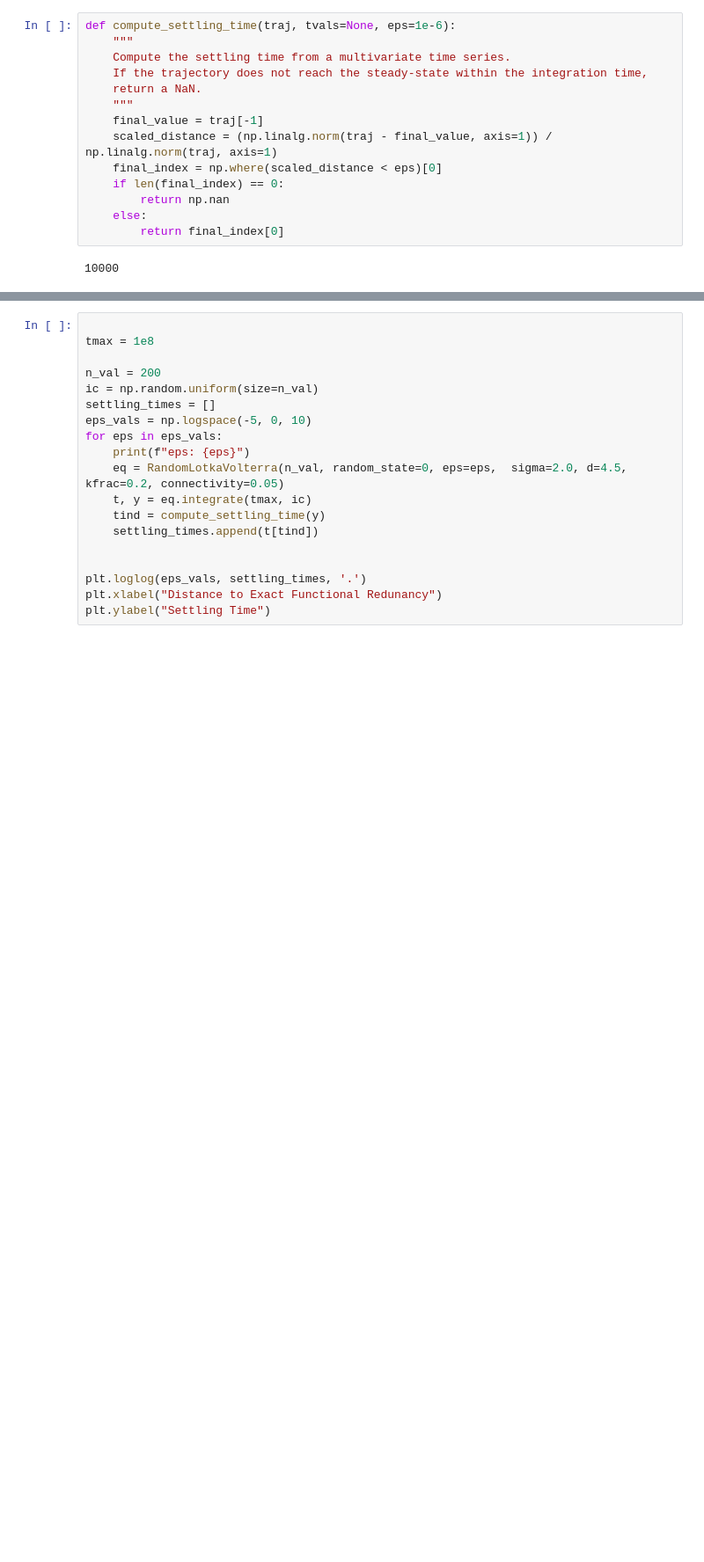
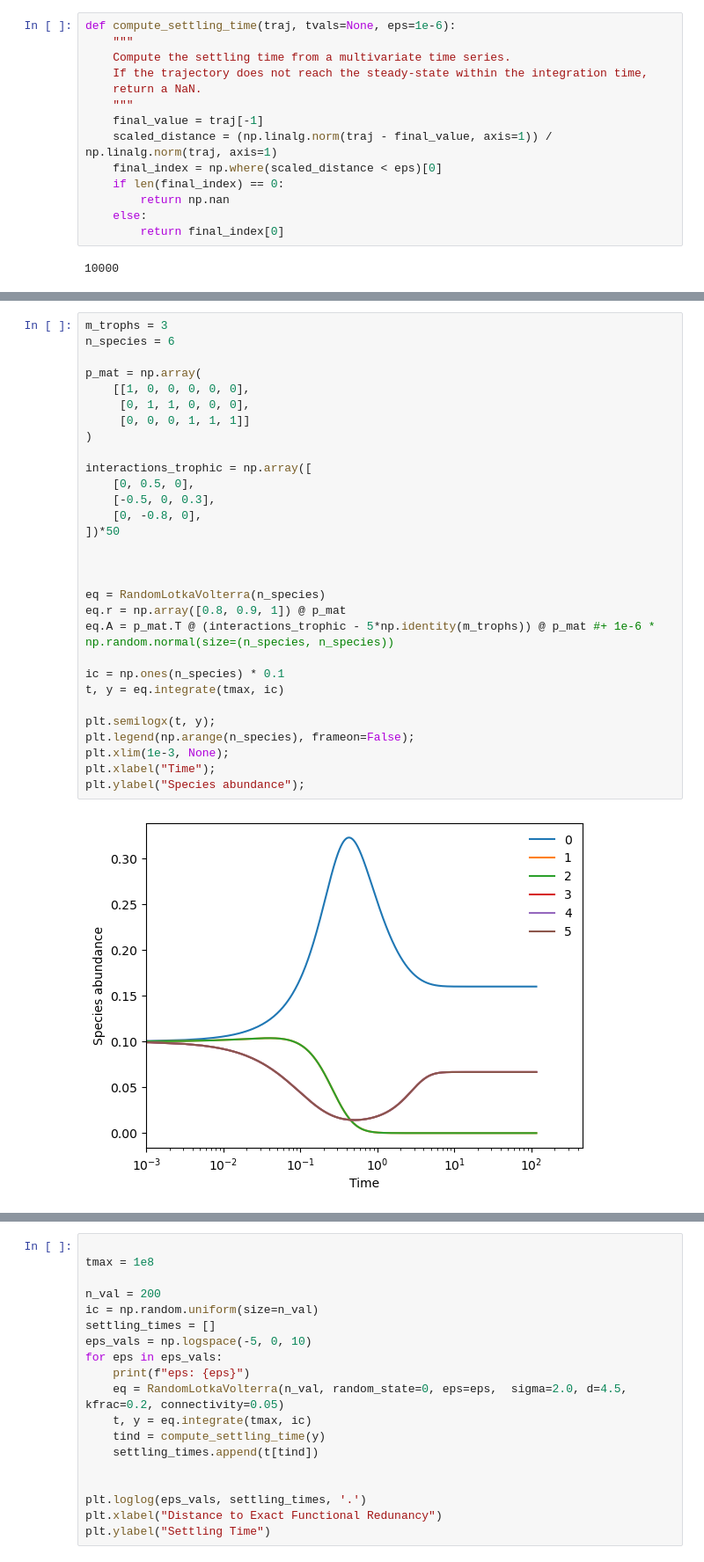
Before and after one commit to williamgilpin/illotka, a Jupyter notebook: demos.ipynb, the cells around one changed output, grey strips where cells are left out. Shown at 88% size. Drawn from its saved outputs; the diff is of its cells as text; blank space fills up the shorter version.

```diff
--- a/demos.ipynb
+++ b/demos.ipynb
@@ -351,0 +377,32 @@ def compute_settling_time(traj, tvals=None, eps=1e-6):
+# %%
+m_trophs = 3
+n_species = 6
+
+p_mat = np.array(
+    [[1, 0, 0, 0, 0, 0],
+     [0, 1, 1, 0, 0, 0],
+     [0, 0, 0, 1, 1, 1]]
+)
+
+interactions_trophic = np.array([
+    [0, 0.5, 0],
+    [-0.5, 0, 0.3],
+    [0, -0.8, 0],
+])*50
+
+
+
+eq = RandomLotkaVolterra(n_species)
+eq.r = np.array([0.8, 0.9, 1]) @ p_mat
+eq.A = p_mat.T @ (interactions_trophic - 5*np.identity(m_trophs)) @ p_mat #+ 1e-6 * np.random.normal(size=(n_species, n_species))
+
+ic = np.ones(n_species) * 0.1
+t, y = eq.integrate(tmax, ic)
+
+plt.semilogx(t, y);
+plt.legend(np.arange(n_species), frameon=False);
+plt.xlim(1e-3, None);
+plt.xlabel("Time");
+plt.ylabel("Species abundance");
+# %% [output]
+[figure, added]
```
Also changed, not shown: parts of 38 cells of this notebook, 2 other files.
